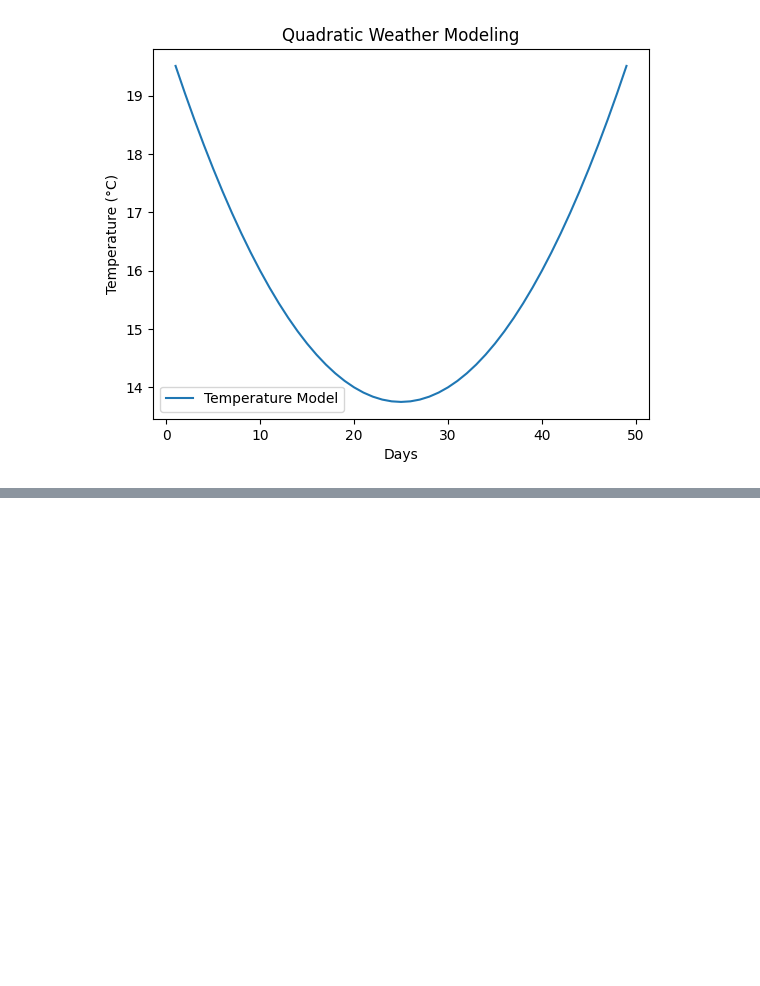
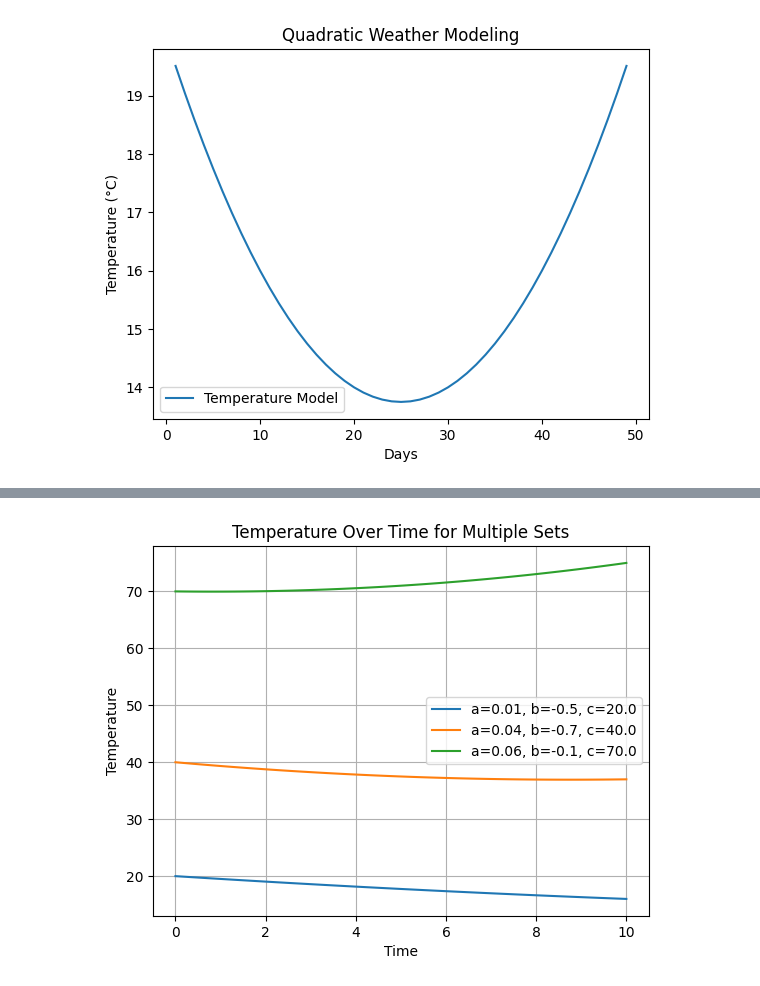
Before and after one commit to sahiti2003/softwareengineering1437, a Jupyter notebook: Untitled14.ipynb, the cells around one changed output, grey strips where cells are left out. Drawn from its saved outputs; the diff is of its cells as text; code cells hidden in the pictures; blank space fills up the shorter version.

```diff
--- a/Untitled14.ipynb
+++ b/Untitled14.ipynb
@@ -117,0 +59,20 @@ enter c values: 20
+# %%
+import matplotlib.pyplot as p
+import numpy as np
+def quadratic(time,a,b,c):
+  temp=a*time**2+b*time+cS
+  return temp
+a1=0.01
+b1=-0.3
+c1=40
+time=np.arange(0,50,1)
+p.plot(time,quadratic(time,a1,b1,c1),label='hard code')
+a=float(input("Enter a value: "))
+b=float(input("Enter b value: "))
+c=float(input("Enter c value: "))
+
+p.plot(time,quadratic(time,a,b,c),label='user input')
+p.xlabel("TEMPERATURE")
+p.ylabel("TIME")
+p.legend()
+p.show()
@@ -117,0 +84,49 @@ enter c values: 20
+# %%
+import matplotlib.pyplot as plt
+import numpy as np
+
+def quadratic_solution(a, b, c, x):
+    """
+    Calculate the quadratic solution for the given coefficients and x value.
+    """
+    y = a * x**2 + b * x + c
+    return y
+
+def plot_temperature_over_time(a, b, c, time_range):
+    """
+    Plot temperature over time using a quadratic function.
+    """
+    time = np.array(time_range)
+    temperature = quadratic_solution(a, b, c, time)
+
+    plt.plot(time, temperature, label=f'a={a}, b={b}, c={c}')
+
+def main():
+    print("Weather Modeling using Quadratic Solution")
+
+    # Get the number of sets
+    num_sets = int(input("Enter the number of sets: "))
+
+    for _ in range(num_sets):
+        # Input coefficients for each set
+        a = float(input("Enter the value of a: "))
+        b = float(input("Enter the value of b: "))
+        c = float(input("Enter the value of c: "))
+
+        # Hard-coded time values
+        time_range = np.linspace(0, 10, 100)  # Adjust the time range as needed
+
+        # Plot temperature over time using the quadratic function for each set
+        plot_temperature_over_time(a, b, c, time_range)
+
+    # Show the legend and display the plot
+    plt.legend()
+    plt.title("Temperature Over Time for Multiple Sets")
+    plt.xlabel("Time")
+    plt.ylabel("Temperature")
+    plt.grid(True)
+    plt.show()
+
+if __name__ == "__main__":
+    main()
+# %% [output]
@@ -117,0 +144 @@ enter c values: 20
+[figure, added]
```
Also changed, not shown: parts of 6 cells of this notebook.
